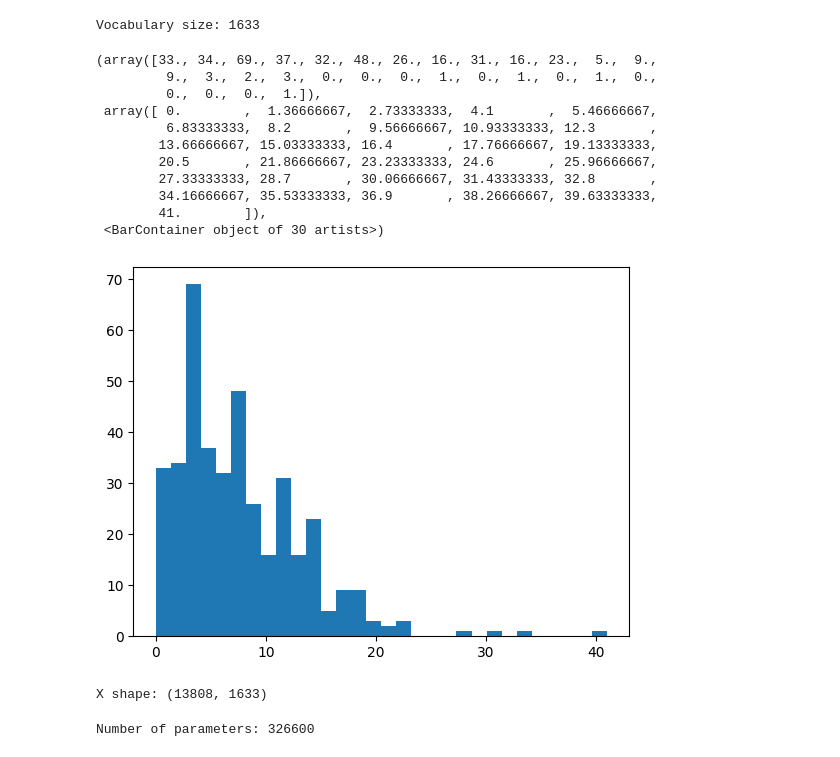
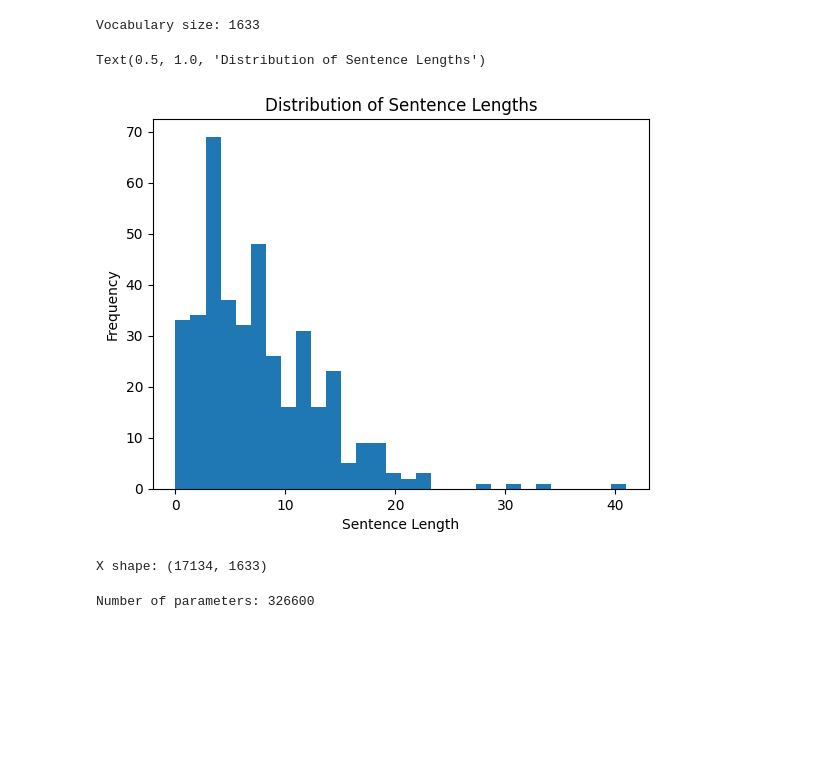
Before and after one commit to honglin8/Word-Embedding, a Jupyter notebook: word_embedding.ipynb, the cells around one changed output. Saved outputs shown, nothing was run; the diff lists cells and outputs as text; code cells hidden in the pictures; blank space fills up the shorter version.

```diff
--- a/word_embedding.ipynb
+++ b/word_embedding.ipynb
@@ -551,23 +551,16 @@ Vocabulary size: 1633
 # %%
 # Plot the graph of sentence length
 sentence_lengths = [len(sent) for sent in subsampled_sentences]
 plt.hist(sentence_lengths, bins=30)
+plt.xlabel('Sentence Length')
+plt.ylabel('Frequency')
+plt.title('Distribution of Sentence Lengths')
 # %% [output]
-(array([33., 34., 69., 37., 32., 48., 26., 16., 31., 16., 23.,  5.,  9.,
-         9.,  3.,  2.,  3.,  0.,  0.,  0.,  1.,  0.,  1.,  0.,  1.,  0.,
-         0.,  0.,  0.,  1.]),
- array([ 0.        ,  1.36666667,  2.73333333,  4.1       ,  5.46666667,
-         6.83333333,  8.2       ,  9.56666667, 10.93333333, 12.3       ,
-        13.66666667, 15.03333333, 16.4       , 17.76666667, 19.13333333,
-        20.5       , 21.86666667, 23.23333333, 24.6       , 25.96666667,
-        27.33333333, 28.7       , 30.06666667, 31.43333333, 32.8       ,
-        34.16666667, 35.53333333, 36.9       , 38.26666667, 39.63333333,
-        41.        ]),
- <BarContainer object of 30 artists>)
+Text(0.5, 1.0, 'Distribution of Sentence Lengths')
-[figure, old version]
+[figure, new version]
 # %%
 # Hyperparameters
-window_size = 3
+window_size = 4
 
 # Generate training data
 X, Y = generate_training_data(subsampled_sentences, word_to_idx, window_size=window_size)
@@ -576,7 +569,7 @@ print(f'X shape: {X.shape}')
 N = X.shape[0] # Number of training samples
 indices = jnp.arange(N) # Indices of the training samples
 # %% [output]
-X shape: (13808, 1633)
+X shape: (17134, 1633)
 # %%
 # Set seed
 seed_value = 4212
```
Also changed, not shown: parts of 10 cells of this notebook.
